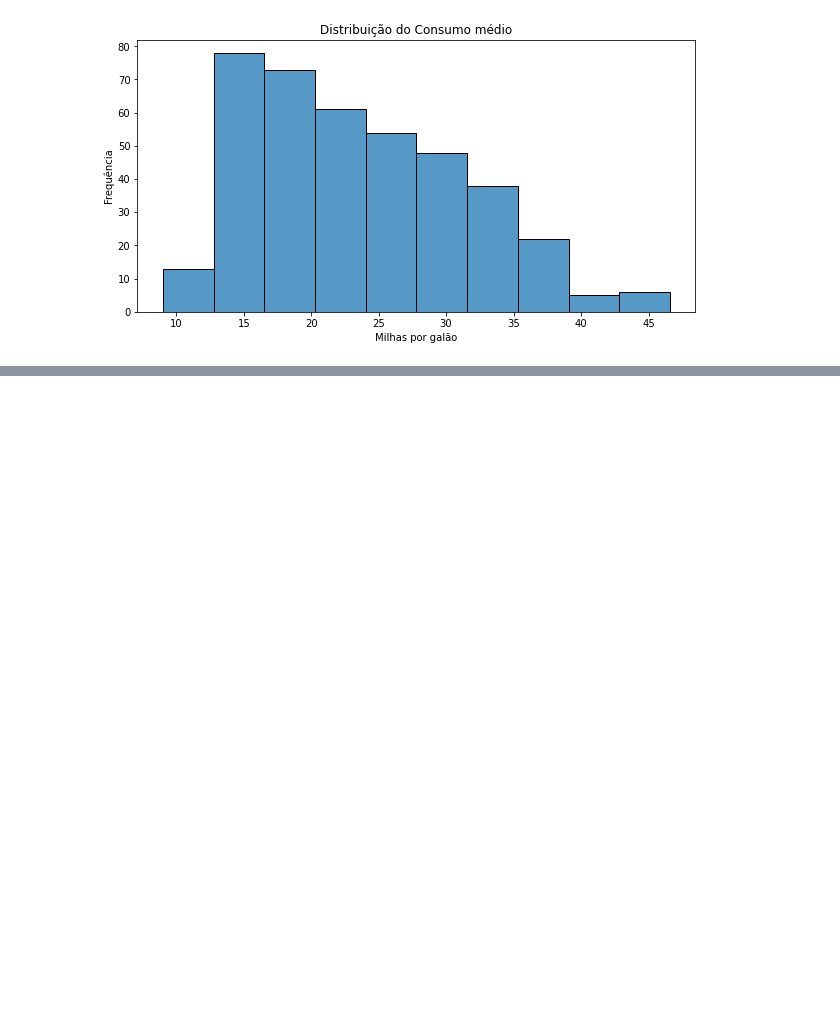
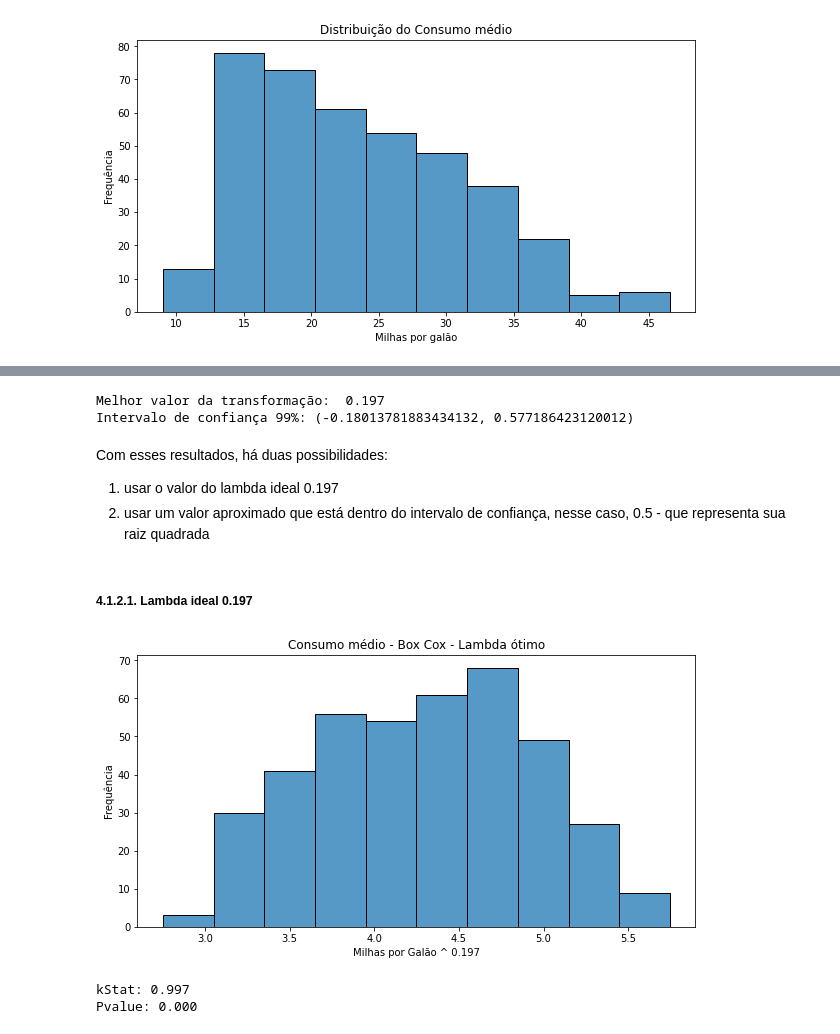
Before and after one commit to bruna-calistrate/AdvancedStatistics-Course, a Jupyter notebook: PyrhonStatistics.ipynb, the cells around one changed output, grey strips where cells are left out. Cells and saved outputs as stored; diff of their text form; code cells hidden in the pictures; blank space fills up the shorter version.

```diff
--- a/PyrhonStatistics.ipynb
+++ b/PyrhonStatistics.ipynb
@@ -232,0 +313,23 @@ histplot(data=df, x=resp,
+# %%
+boxcox = sp.stats.boxcox(df[resp], alpha=0.01)
+print(f'Melhor valor da transformação: {boxcox[1]: .3f} \n'
+      f'Intervalo de confiança 99%: {boxcox[2]}')
+# %% [output]
+Melhor valor da transformação:  0.197
+Intervalo de confiança 99%: (-0.18013781883434132, 0.577186423120012)
+# %% [markdown]
+Com esses resultados, há duas possibilidades:
+1. usar o valor do lambda ideal 0.197
+2. usar um valor aproximado que está dentro do intervalo de confiança, nesse caso, 0.5 - que representa sua raiz quadrada
+# %% [markdown]
+##### 4.1.2.1. Lambda ideal 0.197
+# %%
+histplot(data=boxcox[0], title='Consumo médio - Box Cox - Lambda ótimo',
+         ylabel='Frequência', xlabel='Milhas por Galão ^ 0.197')
+# %% [output]
+[figure, added]
+# %%
+norm_test(boxcox[0])
+# %% [output]
+kStat: 0.997
+Pvalue: 0.000
```
Also changed, not shown: parts of 33 cells of this notebook.
